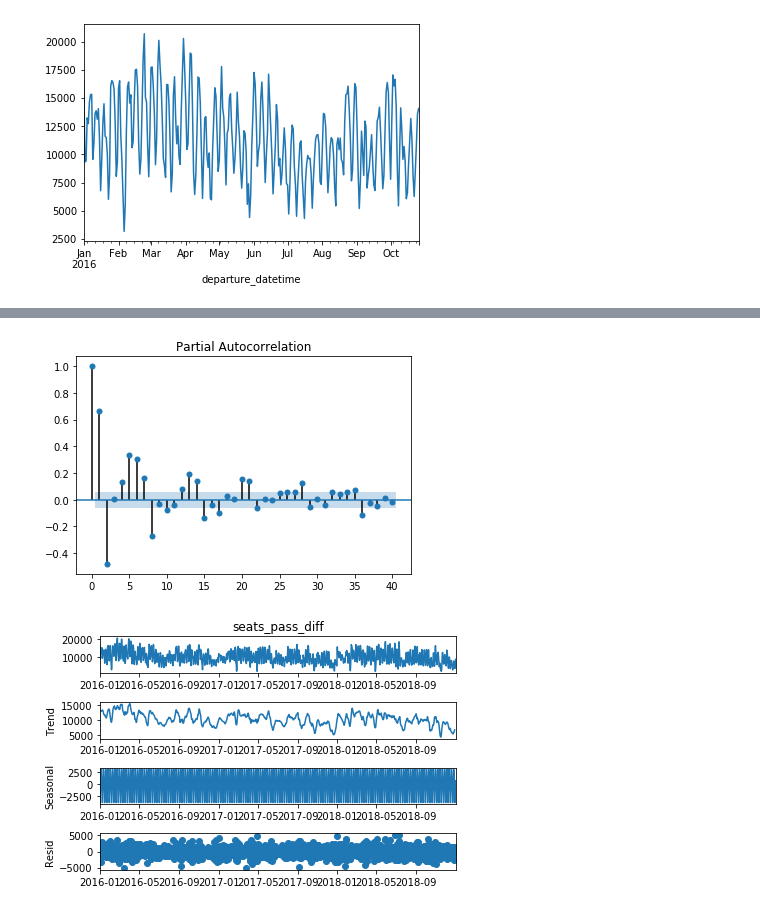
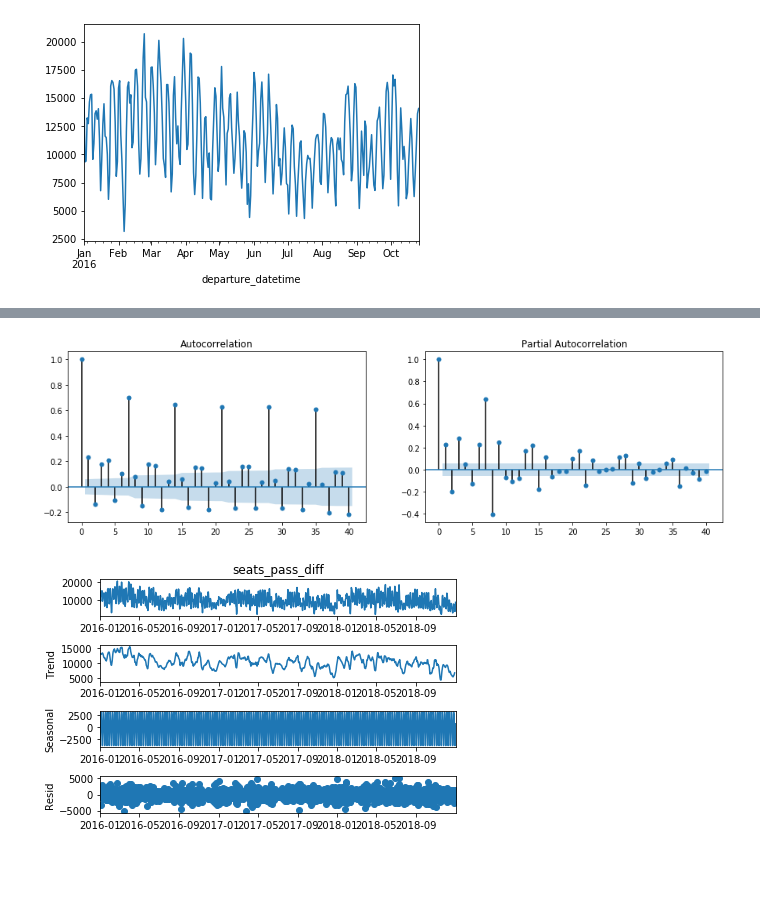
Before and after one commit to welberthdouglas/Civil_Aviation_ML, a Jupyter notebook: CA_SP-RJ.ipynb, the cells around one changed output, grey strips where cells are left out. Drawn from its saved outputs; the diff is of its cells as text; code cells hidden in the pictures; blank space fills up the shorter version.

```diff
--- a/CA_SP-RJ.ipynb
+++ b/CA_SP-RJ.ipynb
@@ -280,8 +256,10 @@ plt.show()
-# %%
-plot_pacf(df_sp_grouped_day.seats_pass_diff,lags=40);
-plt.show()
-# %% [output]
-[figure, removed]
+# %%
+fig, axes = plt.subplots(1, 2, figsize=(15,4))
+
+fig = plot_acf(df_sp_grouped_day.n_passengers, lags=40, ax=axes[0])
+fig = plot_pacf(df_sp_grouped_day.n_passengers, lags=40, ax=axes[1])
+# %% [output]
+[figure, added]
 # %%
 result = seasonal_decompose(df_sp_grouped_day['seats_pass_diff'], model='additive', period=7)
 result.plot()
```
Also changed, not shown: parts of 18 cells of this notebook.
